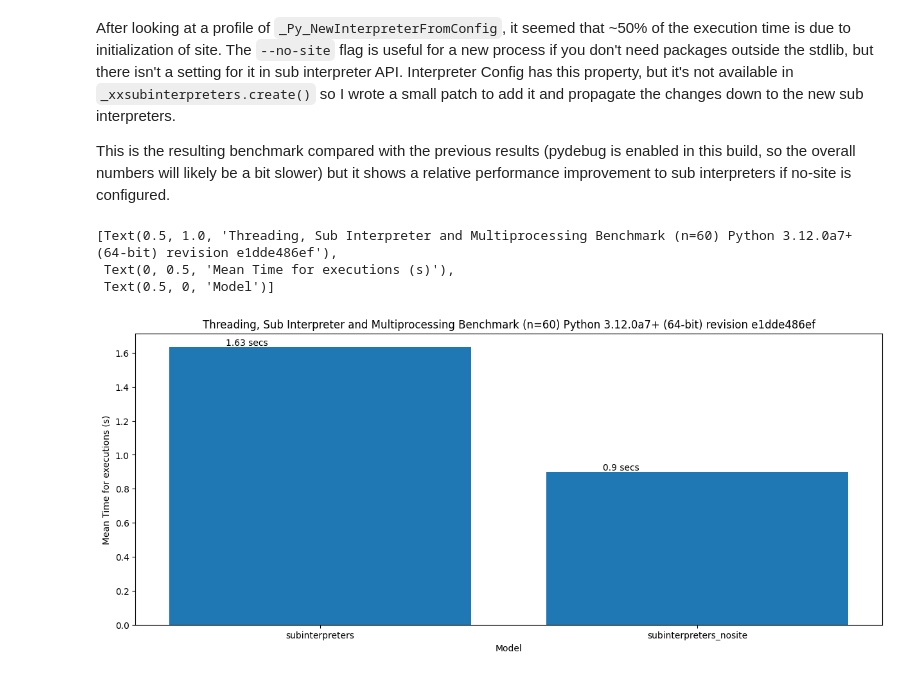
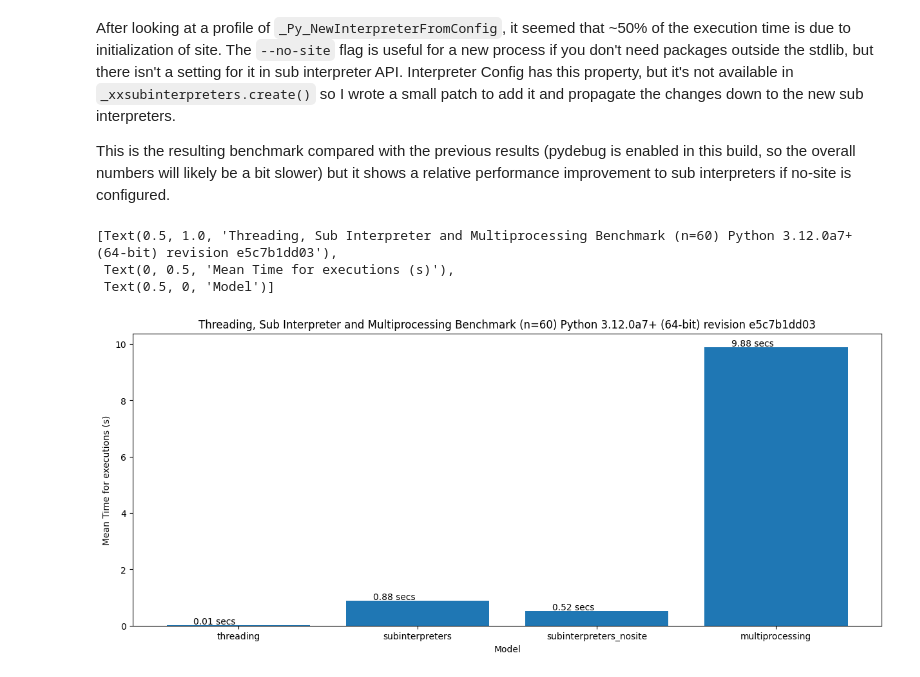
Before and after one commit to tonybaloney/thesis-benchmarks, a Jupyter notebook: examine.ipynb, the cells around one changed output. Saved outputs shown, nothing was run; the diff lists cells and outputs as text; code cells hidden in the pictures.

Commit message:
Update benchmarks

```diff
--- a/examine.ipynb
+++ b/examine.ipynb
@@ -79,19 +79,19 @@ After looking at a profile of `_Py_NewInterpreterFromConfig`, it seemed that ~50
 
 This is the resulting benchmark compared with the previous results (pydebug is enabled in this build, so the overall numbers will likely be a bit slower) but it shows a relative performance improvement to sub interpreters if no-site is configured.
 # %%
-runs, python_version, run_times = pyperf_to_runs("test4.json")
-del runs["multiprocessing"]
-del runs["threading"]
+runs, python_version, run_times = pyperf_to_runs("bm_bare_with_nosite.json")
+# del runs["multiprocessing"]
+# del runs["threading"]
 # Create a bar chart of each run
 plt.bar(runs.keys(), runs.values())
 
 # put the value on top of the bar
 for i, v in enumerate(runs.values()):
-    plt.text(i - 0.25, v + 0.01, f"{round(v, 2)} secs", color='black')
+    plt.text(i - 0.25, v + 0.05, f"{round(v, 2)} secs", color='black')
 
 plt.gca().set(title=f'Threading, Sub Interpreter and Multiprocessing Benchmark (n={len(run_times)}) Python {python_version}', ylabel='Mean Time for executions (s)', xlabel='Model')
 # %% [output]
-[Text(0.5, 1.0, 'Threading, Sub Interpreter and Multiprocessing Benchmark (n=60) Python 3.12.0a7+ (64-bit) revision e1dde486ef'),
+[Text(0.5, 1.0, 'Threading, Sub Interpreter and Multiprocessing Benchmark (n=60) Python 3.12.0a7+ (64-bit) revision e5c7b1dd03'),
  Text(0, 0.5, 'Mean Time for executions (s)'),
  Text(0.5, 0, 'Model')]
-[figure, old version]
+[figure, new version]
```
Also changed, not shown: parts of 1 cell of this notebook, 14 other files.
